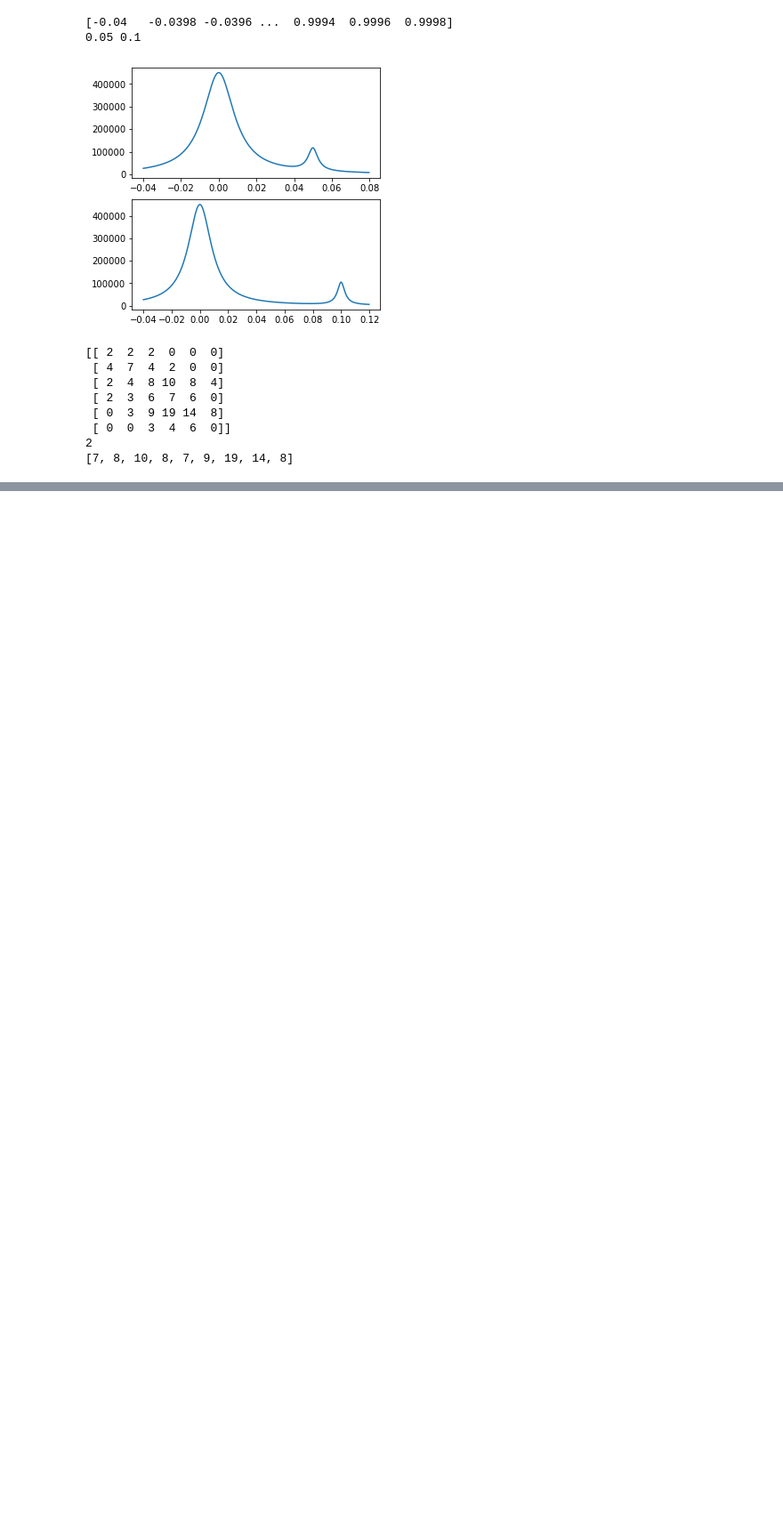
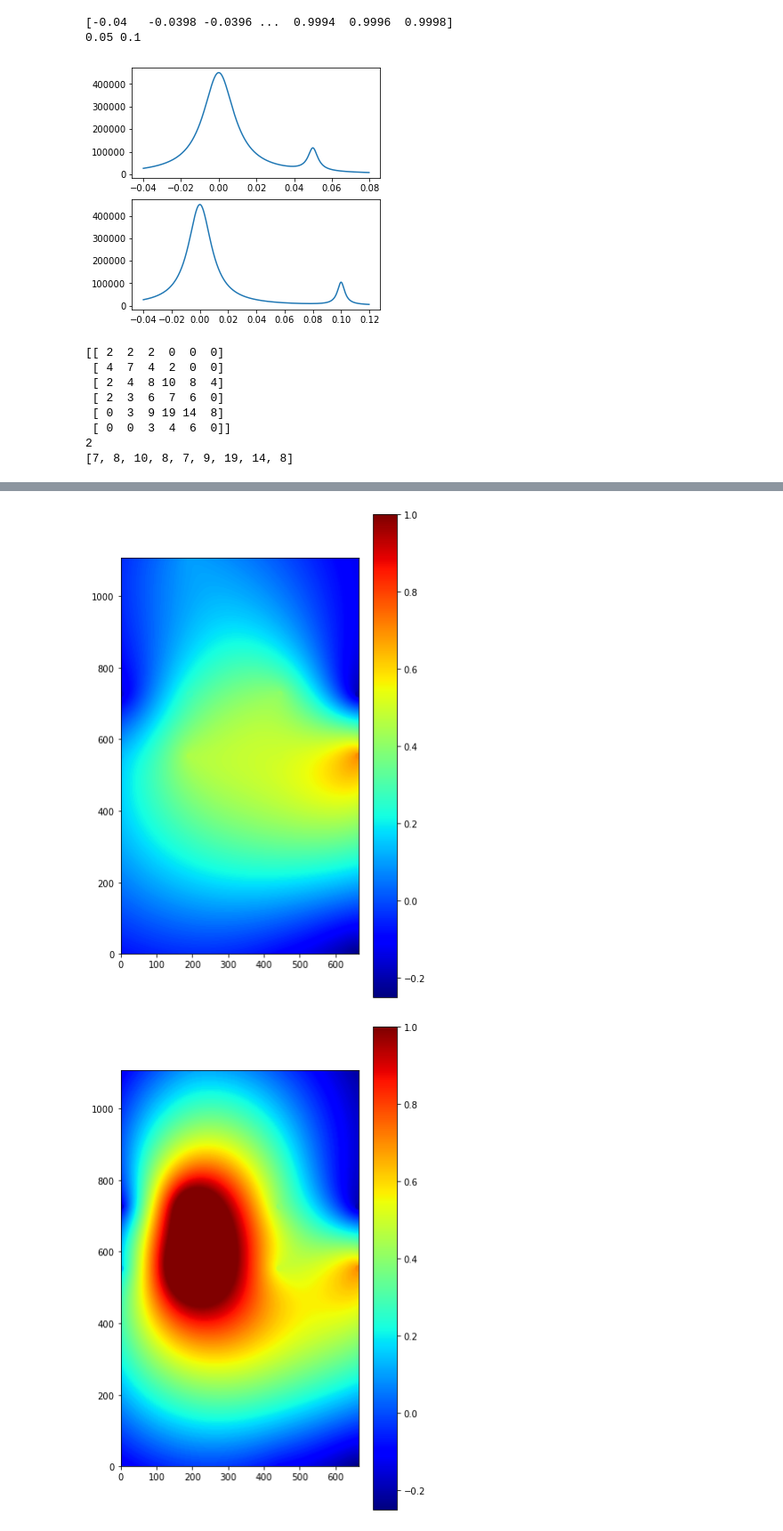
Before and after one commit to Unilmalas/TextAI, a Jupyter notebook: snippets 42.ipynb, the cells around one changed output, grey strips where cells are left out. Shown at 89% size. Drawn from its saved outputs; the diff is of its cells as text; code cells hidden in the pictures; blank space fills up the shorter version.

```diff
--- a/snippets 42.ipynb
+++ b/snippets 42.ipynb
@@ -269,0 +833,50 @@ print([grad[hrxy[0][i], hrxy[1][i]] for i in range(len(hrxy[0]))])
+# %%
+
+import numpy as np
+import matplotlib.pyplot as plt
+import scipy.interpolate
+import pandas as pd
+
+x = [444, 664, 0, 193, 444, 664, 0, 193, 444, 664, 193]
+y = [0, 0, 553, 553, 553, 553, 726, 726, 726, 726, 1107]
+
+z = [-0.1, -0.25, 0.14, 0.45, 0.5, 0.7, -0.15, 0.27, 0.4, -0.2, 0.1]
+
+# Set up a regular grid of interpolation points
+xi, yi = np.linspace(min(x), max(x), 100), np.linspace(min(y), max(y), 100)
+xi, yi = np.meshgrid(xi, yi)
+
+# Interpolate
+rbf = scipy.interpolate.Rbf(x, y, z, function='linear')
+zi = rbf(xi, yi)
+
+normi = plt.Normalize(vmin=-0.25, vmax=1)
+
+plt.figure(figsize=(6,10))
+plt.imshow(zi, vmin=-0.25, vmax=1, origin='lower', extent=[min(x), max(x), min(y), max(y)])
+
+plt.contourf(xi, yi, zi, 500, norm=normi, cmap='jet')
+#plt.contourf(xi, yi, zi, 500, cmap='jet')
+plt.scatter(x, y, c=z, cmap='jet')
+plt.colorbar()
+plt.clim(-0.25, 1)
+
+z = [-0.1, -0.25, 0.14, 1.45, 0.5, 0.7, -0.15, 1.27, 0.4, -0.2, 0.1]
+
+# Interpolate
+rbf = scipy.interpolate.Rbf(x, y, z, function='linear')
+zi = rbf(xi, yi)
+
+normi = plt.Normalize(vmin=-0.25, vmax=1)
+
+plt.figure(figsize=(6,10))
+plt.imshow(zi, vmin=-0.25, vmax=1, origin='lower', extent=[min(x), max(x), min(y), max(y)])
+
+plt.contourf(xi, yi, zi, 500, norm=normi, cmap='jet')
+#plt.contourf(xi, yi, zi, 500, cmap='jet')
+plt.scatter(x, y, c=z, cmap='jet')
+plt.colorbar()
+plt.clim(-0.25, 1)
+# %% [output]
+[figure, added]
+[figure, added]
```
Also changed, not shown: parts of 20 cells of this notebook.
